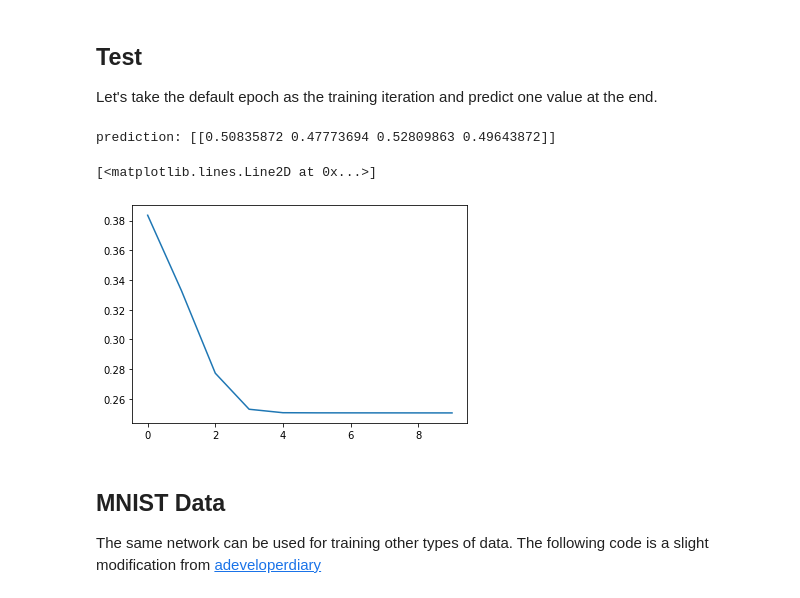
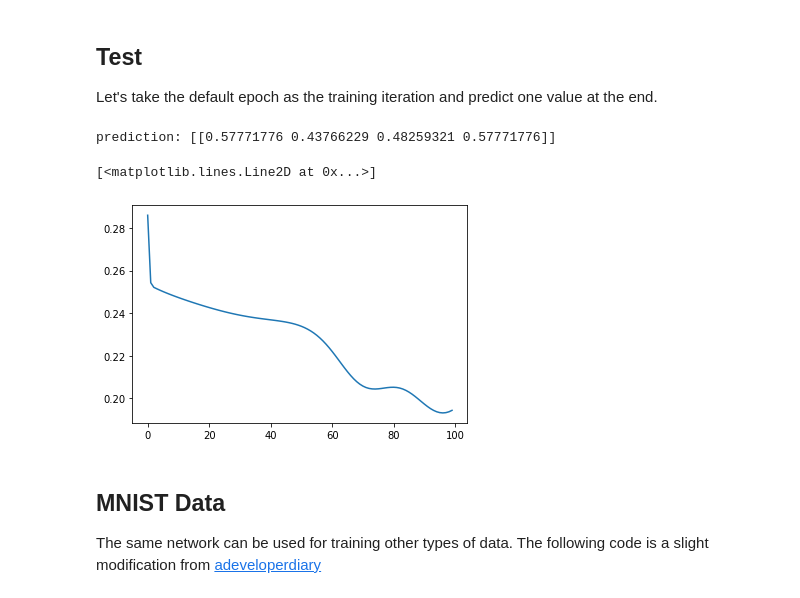
Before and after one commit to changsin/AI, a Jupyter notebook: neural-network-from-scratch.ipynb, the cells around one changed output. Cells and saved outputs as stored; diff of their text form; code cells hidden in the pictures.

```diff
--- a/neural-network-from-scratch.ipynb
+++ b/neural-network-from-scratch.ipynb
@@ -179,10 +179,10 @@ class TwoLayerNetwork:
 ## Training Data
 For the training data, let's use XOR (exclusive-or) data.
 # %%
-X = np.array([[1, 0],
-              [1, 1],
-              [0, 0],
-              [0, 1]])
+X = np.array([[1, 1],
+              [1, 0],
+              [0, 1],
+              [1, 1]])
 Y = np.array([1, 0, 0, 1])
 sample_x = np.array([[1, 0]])
 X.shape
@@ -194,21 +194,21 @@ Let's take the default epoch as the training iteration and predict one value at
 # %%
 INPUT_SIZE = 2
 HIDDEN_SIZE = 4
 OUTPUT_SIZE = 1
-EPOCH = 10
+EPOCH = 100
 
 nn = TwoLayerNetwork(INPUT_SIZE, HIDDEN_SIZE, OUTPUT_SIZE)
 
 errors = nn.fit(X, Y, EPOCH)
 
 p = nn.predict(X)
 print("prediction: {}".format(p))
 
 plt.plot(range(EPOCH), errors)
 # %% [output]
-prediction: [[0.50835872 0.47773694 0.52809863 0.49643872]]
+prediction: [[0.57771776 0.43766229 0.48259321 0.57771776]]
 [<matplotlib.lines.Line2D at 0x...>]
-[figure, old version]
+[figure, new version]
 # %% [markdown]
 ## MNIST Data
 The same network can be used for training other types of data. The following code is a slight modification from
```
